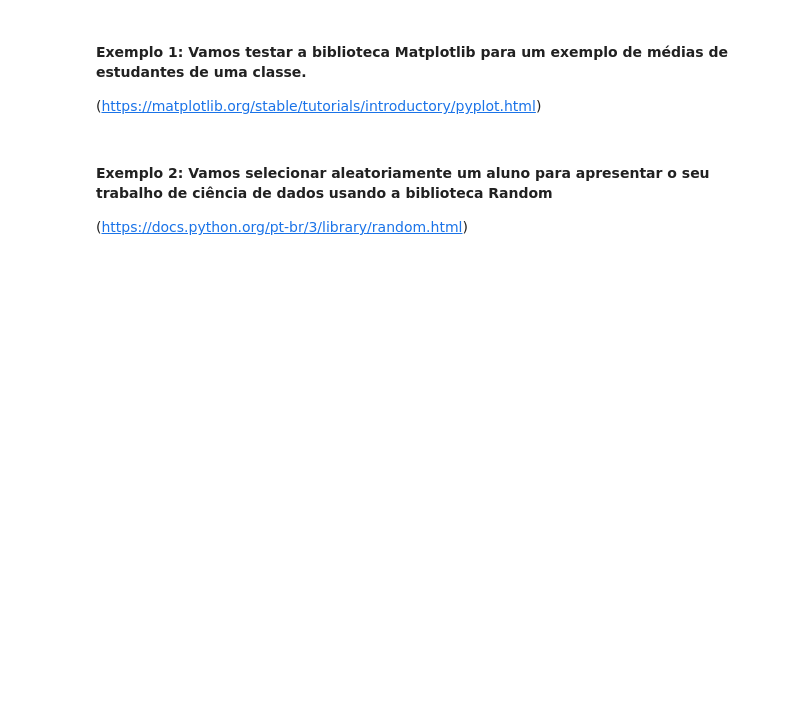
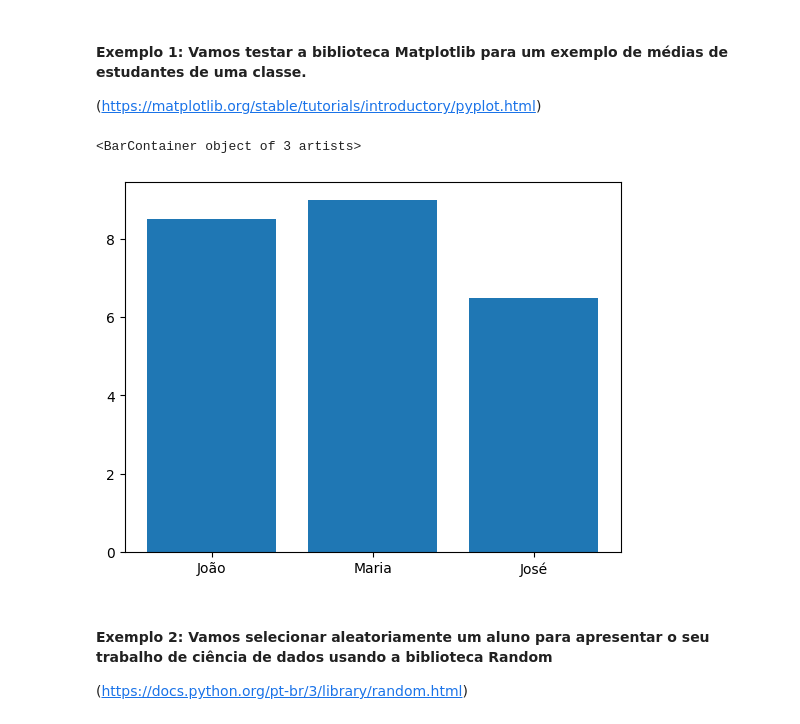
Before and after one commit to orlandojsjunior/Python_para_Data_Science-funcoes_estruturas_de_dados_e_excecoes, a Jupyter notebook: Python_para_Data_Science.ipynb, the cells around one changed output. Saved outputs shown, nothing was run; the diff lists cells and outputs as text; code cells hidden in the pictures; blank space fills up the shorter version.

```diff
--- a/Python_para_Data_Science.ipynb
+++ b/Python_para_Data_Science.ipynb
@@ -39,6 +60,11 @@ matplotlib.__class__
 # %%
 estudantes = ["João", "Maria", "José"]
 notas = [8.5, 9, 6.5]
+# %%
+plt.bar(x = estudantes, height = notas)
+# %% [output]
+<BarContainer object of 3 artists>
+[figure, added]
 # %% [markdown]
 #### Exemplo 2: Vamos selecionar aleatoriamente um aluno para apresentar o seu trabalho de ciência de dados usando a biblioteca Random
 
```
Also changed, not shown: parts of 9 cells of this notebook.
